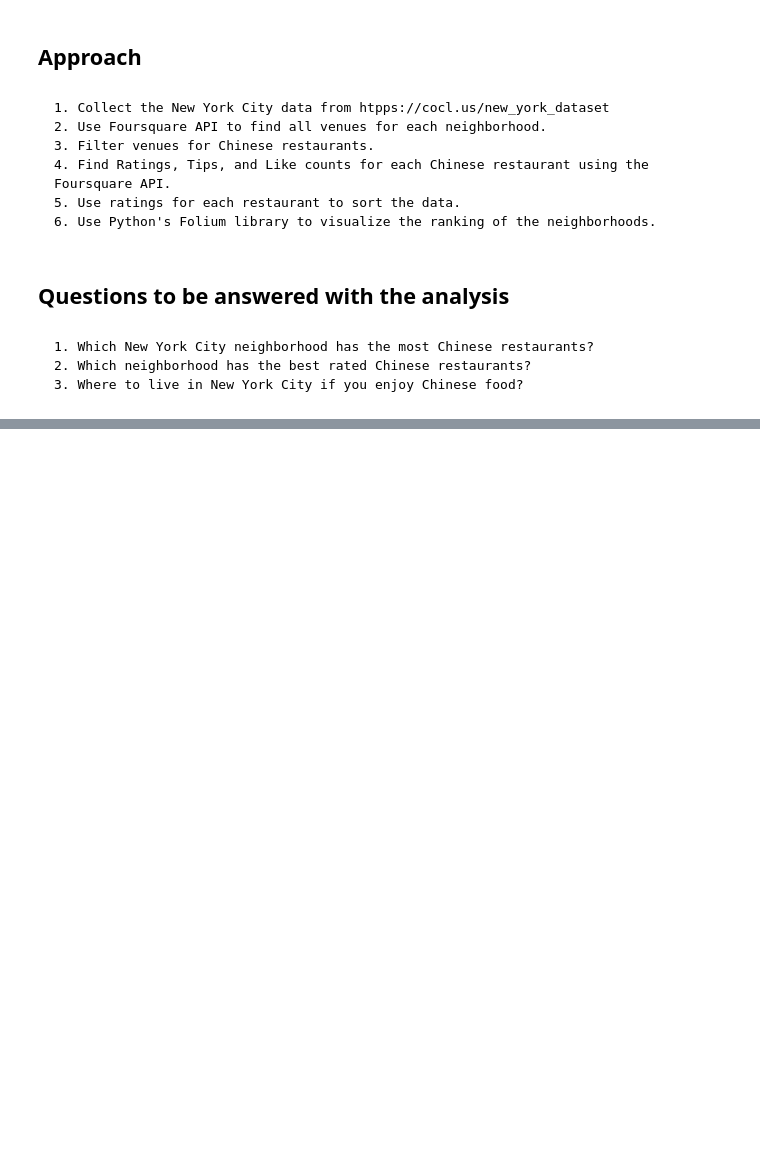
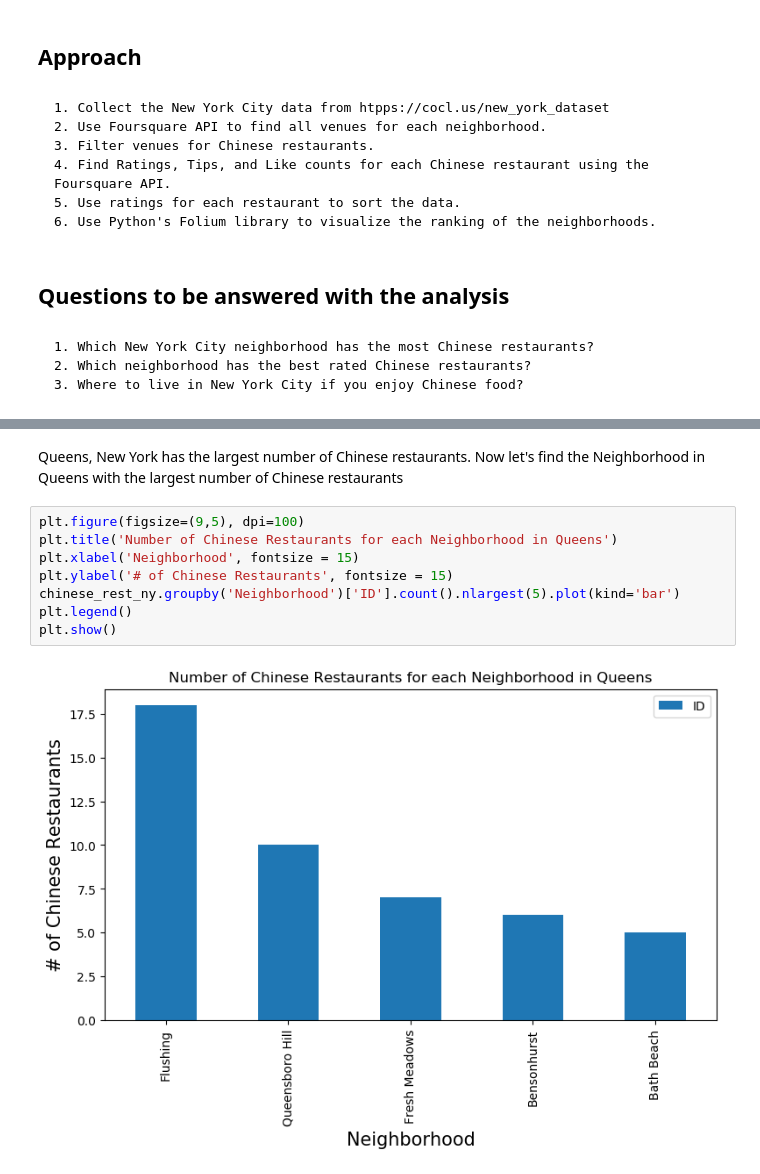
Before and after one commit to vspinnato/Spinz, a Jupyter notebook: The Battle of Neighborhoods - Capstone .ipynb, the cells around one changed output, grey strips where cells are left out. Cells and saved outputs as stored; diff of their text form; blank space fills up the shorter version.

```diff
--- a/The Battle of Neighborhoods - Capstone .ipynb
+++ b/The Battle of Neighborhoods - Capstone .ipynb
@@ -41,0 +286,12 @@ This Project will require the following data:
+# %% [markdown]
+Queens, New York has the largest number of Chinese restaurants. Now let's find the Neighborhood in Queens with the largest number of Chinese restaurants
+# %%
+plt.figure(figsize=(9,5), dpi=100)
+plt.title('Number of Chinese Restaurants for each Neighborhood in Queens')
+plt.xlabel('Neighborhood', fontsize = 15)
+plt.ylabel('# of Chinese Restaurants', fontsize = 15)
+chinese_rest_ny.groupby('Neighborhood')['ID'].count().nlargest(5).plot(kind='bar')
+plt.legend()
+plt.show()
+# %% [output]
+[figure, added]
```
Also changed, not shown: parts of 57 cells of this notebook.
